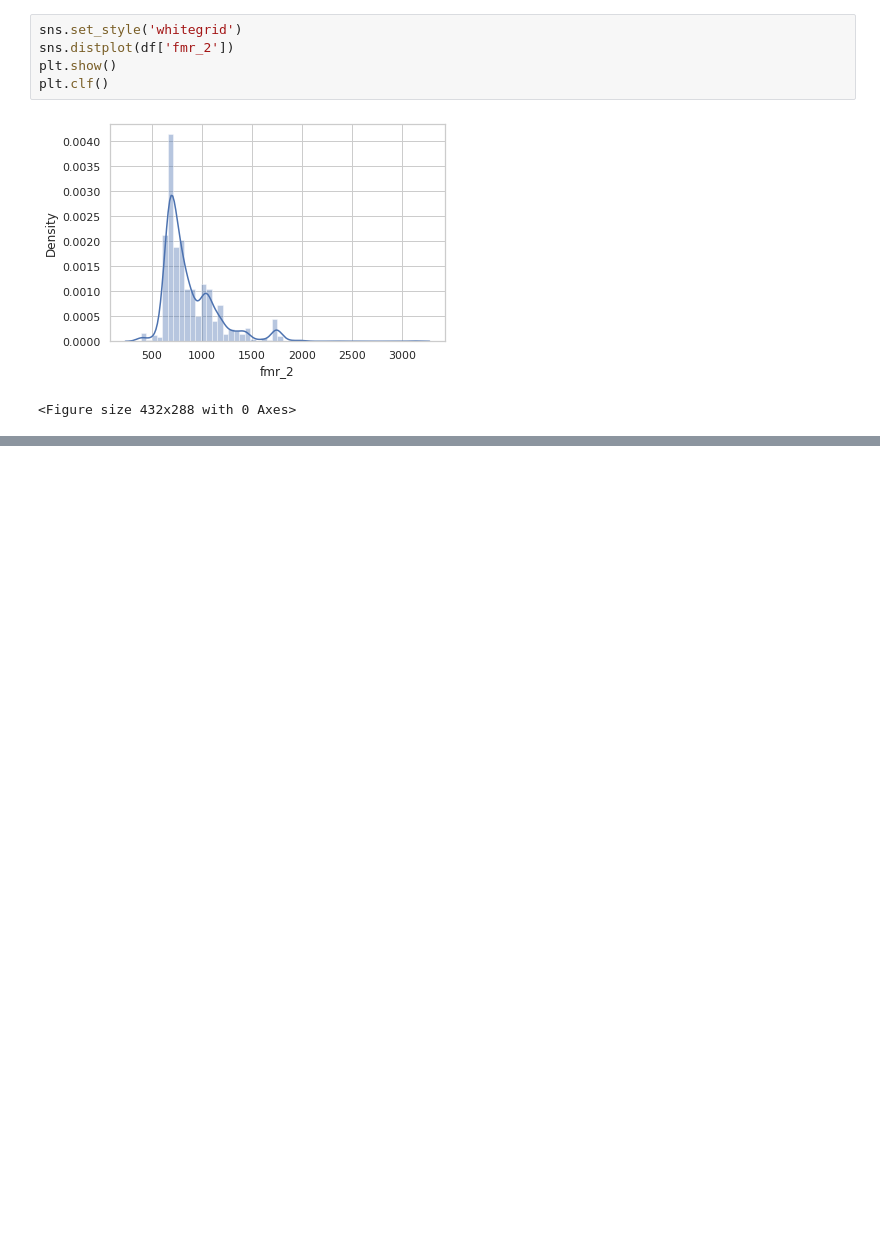
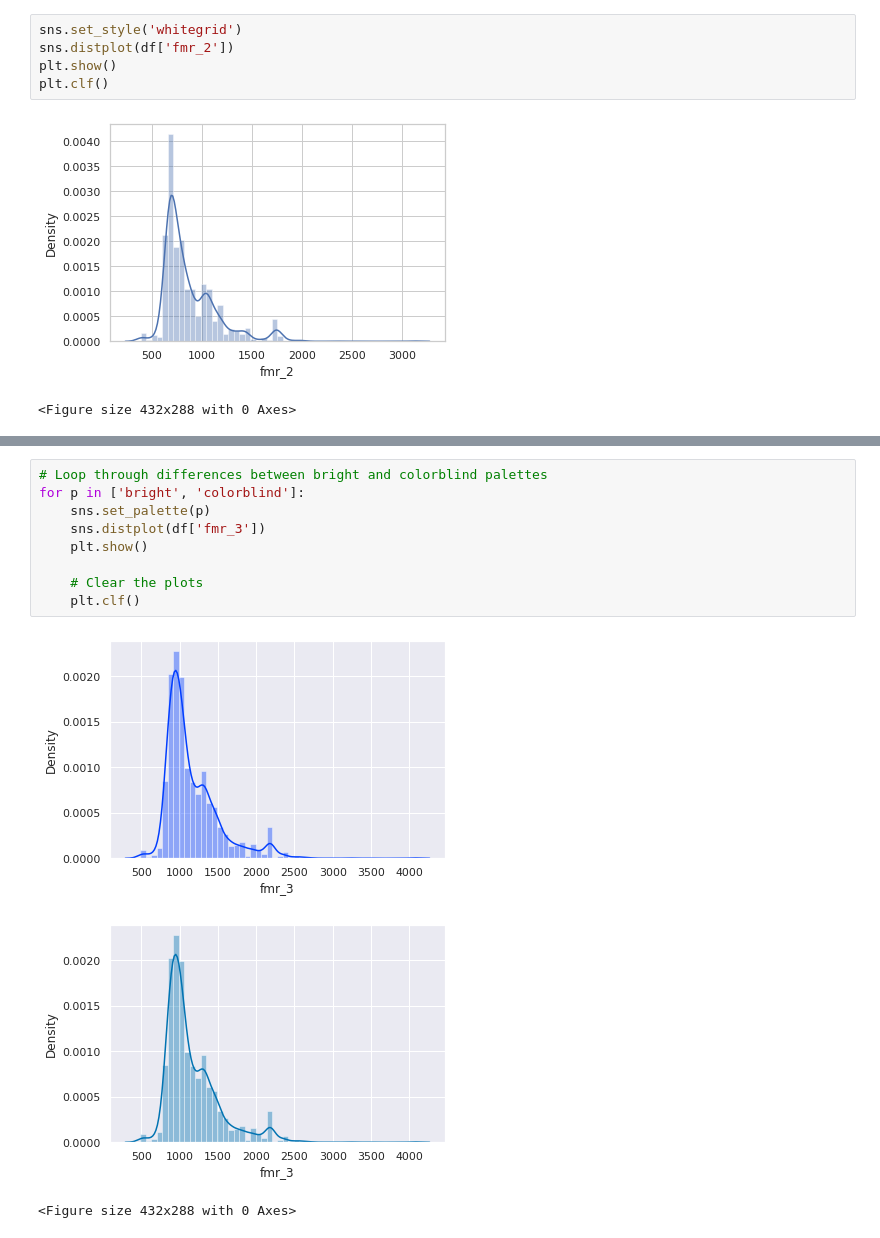
Before and after one commit to Code-Pizza/PythonDataScienceDataCamp, a Jupyter notebook: Seaborn Visualization/Intro to Seaborn.ipynb, the cells around one changed output, grey strips where cells are left out. Cells and saved outputs as stored; diff of their text form; blank space fills up the shorter version.

```diff
--- a/Seaborn Visualization/Intro to Seaborn.ipynb
+++ b/Seaborn Visualization/Intro to Seaborn.ipynb
@@ -676,0 +703,13 @@ plt.clf()
+# %%
+# Loop through differences between bright and colorblind palettes
+for p in ['bright', 'colorblind']:
+    sns.set_palette(p)
+    sns.distplot(df['fmr_3'])
+    plt.show()
+
+    # Clear the plots
+    plt.clf()
+# %% [output]
+[figure, added]
+[figure, added]
+<Figure size 432x288 with 0 Axes>
```
Also changed, not shown: parts of 90 cells of this notebook, 3 other files.
